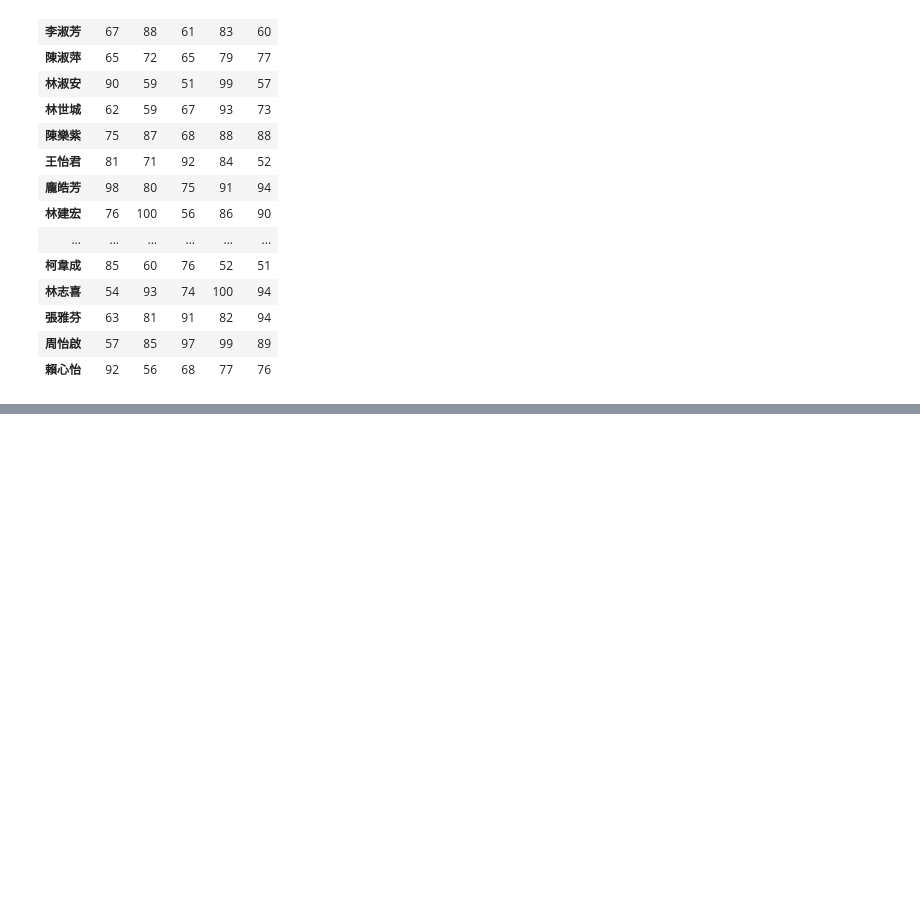
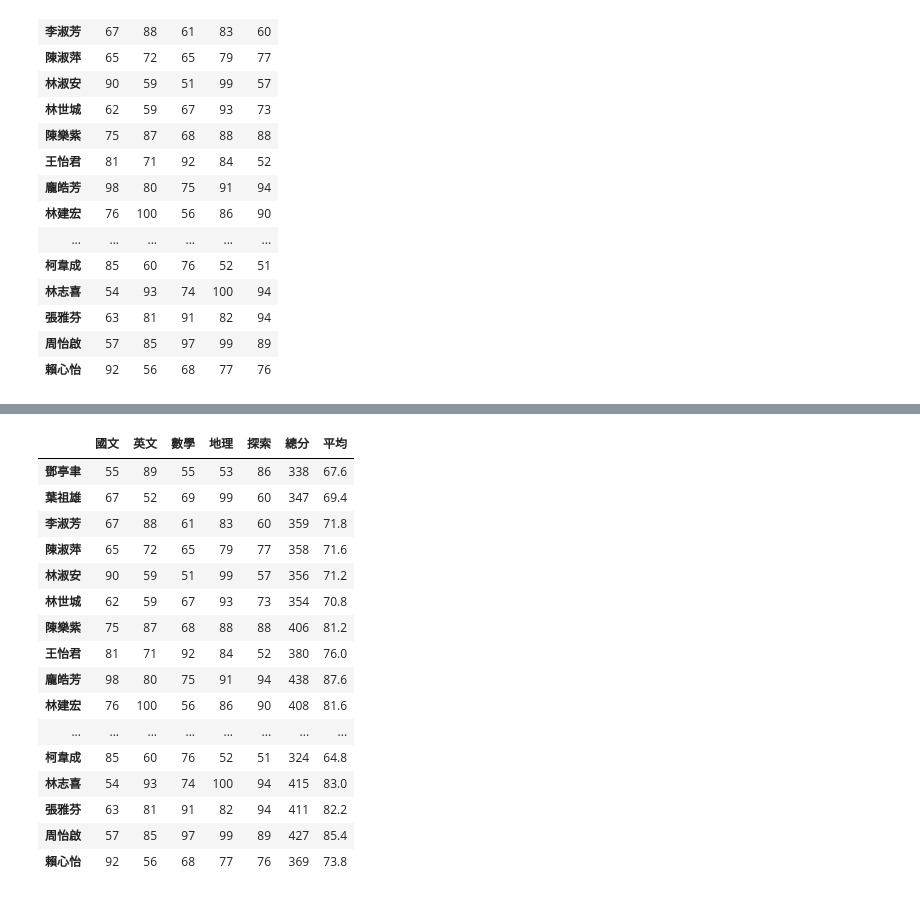
Before and after one commit to kxyzqo/20240731, a Jupyter notebook: lesson14/lesson14_4.ipynb, the cells around one changed output, grey strips where cells are left out. Saved outputs shown, nothing was run; the diff lists cells and outputs as text; code cells hidden in the pictures; blank space fills up the shorter version.

```diff
--- a/lesson14/lesson14_4.ipynb
+++ b/lesson14/lesson14_4.ipynb
@@ -23,0 +66,26 @@ df
+# %%
+#陣列運算
+#建立新欄位
+sum = df['國文'] + df['英文'] + df['數學'] + df['地理'] + df['探索']
+average = sum / 5
+df['總分'] = sum
+df['平均'] = average
+df
+# %% [output]
+|  | 國文 | 英文 | 數學 | 地理 | 探索 | 總分 | 平均 |
+| 鄧亭聿 | 55 | 89 | 55 | 53 | 86 | 338 | 67.6 |
+| 葉祖雄 | 67 | 52 | 69 | 99 | 60 | 347 | 69.4 |
+| 李淑芳 | 67 | 88 | 61 | 83 | 60 | 359 | 71.8 |
+| 陳淑萍 | 65 | 72 | 65 | 79 | 77 | 358 | 71.6 |
+| 林淑安 | 90 | 59 | 51 | 99 | 57 | 356 | 71.2 |
+| 林世城 | 62 | 59 | 67 | 93 | 73 | 354 | 70.8 |
+| 陳樂紫 | 75 | 87 | 68 | 88 | 88 | 406 | 81.2 |
+| 王怡君 | 81 | 71 | 92 | 84 | 52 | 380 | 76.0 |
+| 龐皓芳 | 98 | 80 | 75 | 91 | 94 | 438 | 87.6 |
+| 林建宏 | 76 | 100 | 56 | 86 | 90 | 408 | 81.6 |
+| ... | ... | ... | ... | ... | ... | ... | ... |
+| 柯韋成 | 85 | 60 | 76 | 52 | 51 | 324 | 64.8 |
+| 林志喜 | 54 | 93 | 74 | 100 | 94 | 415 | 83.0 |
+| 張雅芬 | 63 | 81 | 91 | 82 | 94 | 411 | 82.2 |
+| 周怡啟 | 57 | 85 | 97 | 99 | 89 | 427 | 85.4 |
+| 賴心怡 | 92 | 56 | 68 | 77 | 76 | 369 | 73.8 |
```
Also changed, not shown: parts of 2 cells of this notebook.
